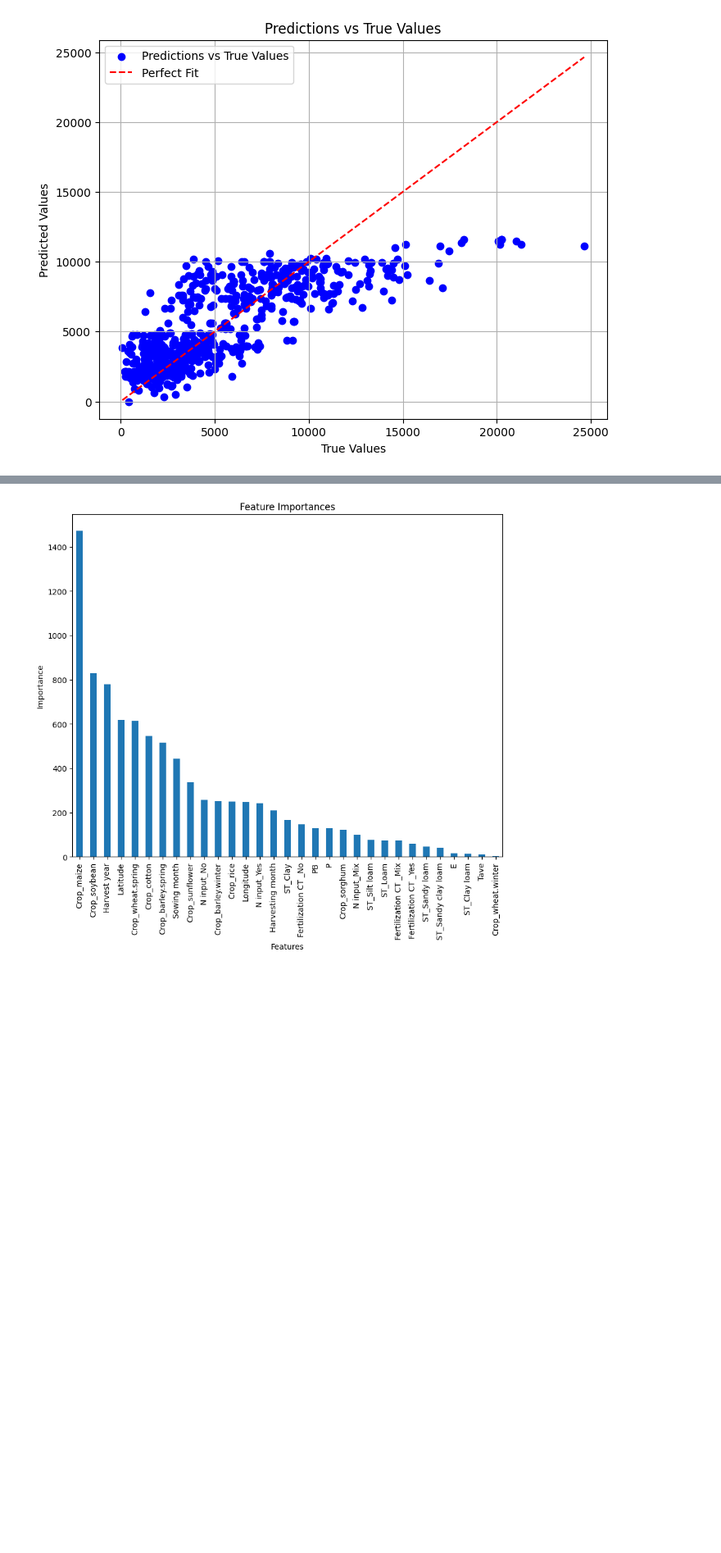
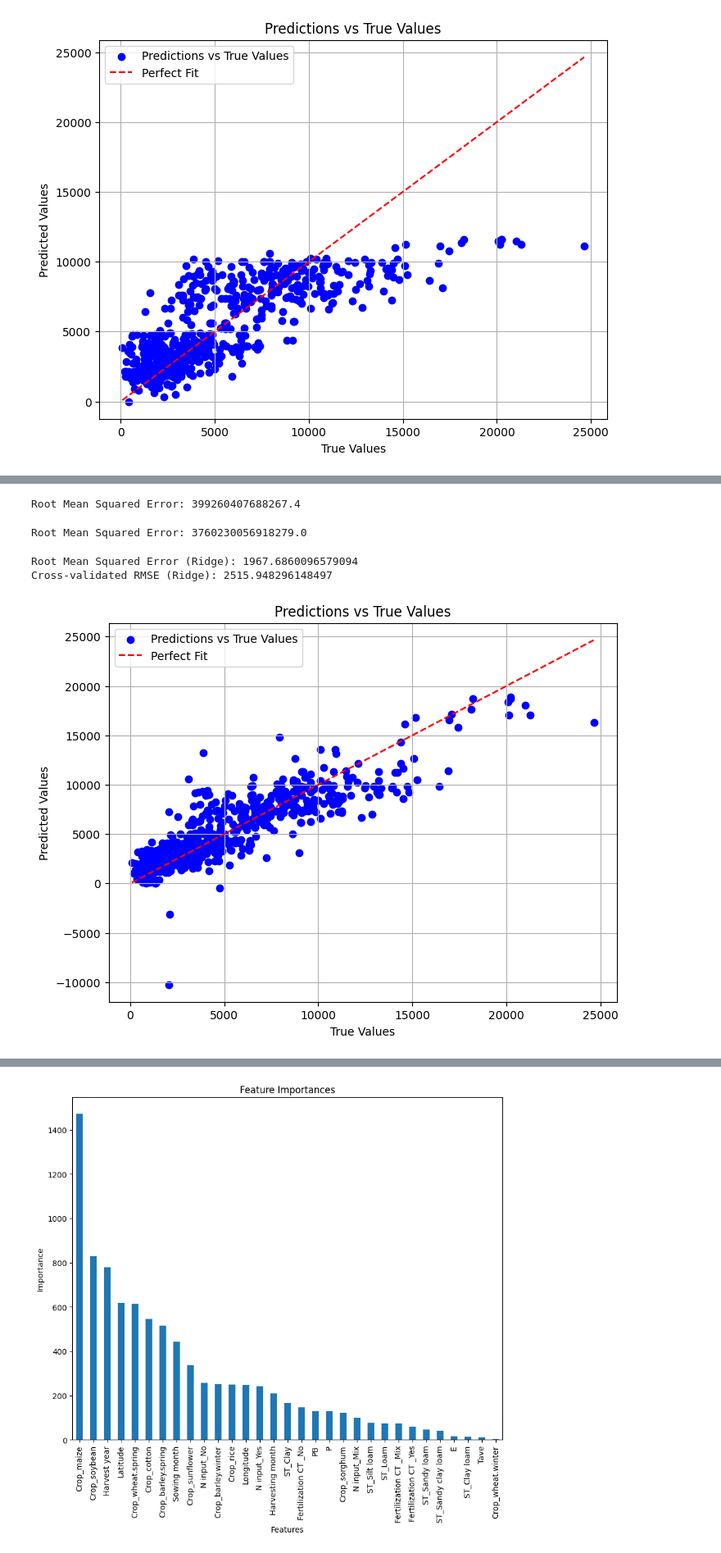
Before and after one commit to v-tanish012/ML-Course-Project, a Jupyter notebook: Code Files/univariate-and-linear-regression.ipynb, the cells around one changed output, grey strips where cells are left out. Shown at 82% size. Saved outputs shown, nothing was run; the diff lists cells and outputs as text; code cells hidden in the pictures; blank space fills up the shorter version.

```diff
--- a/Code Files/univariate-and-linear-regression.ipynb
+++ b/Code Files/univariate-and-linear-regression.ipynb
@@ -571,0 +598,80 @@ X_ploy_test = scaler.transform(X_ploy_test)
+# %%
+# Create a linear regression model
+model_poly = LinearRegression()
+
+# Fit the model on the training data
+model_poly.fit(X_ploy, Y_train)
+
+# Predict the target variable on the test data
+y_pred_poly = model_poly.predict(X_ploy_test)
+
+# Evaluate the model using mean squared error
+rmse_mode = mean_squared_error(Y_test, y_pred_poly)**0.5
+print("Root Mean Squared Error:", rmse_mode)
+# %% [output]
+Root Mean Squared Error: 399260407688267.4
+# %%
+
+def drop_zero_columns(x_train, x_test):
+    # Find columns with all zeros in x_train
+    zero_cols_train = np.all(x_train == 0, axis=0)
+    # Find columns with all zeros in x_test
+    zero_cols_test = np.all(x_test == 0, axis=0)
+
+    # Get indices of columns to drop
+    cols_to_drop = np.logical_and(zero_cols_train, zero_cols_test)
+
+    # Drop columns from both x_train and x_test
+    x_train = x_train[:, ~cols_to_drop]
+    x_test = x_test[:, ~cols_to_drop]
+
+    return x_train, x_test
+x_train_filtered, x_test_filtered = drop_zero_columns(X_ploy, X_ploy_test)
+model_poly.fit(x_train_filtered, Y_train)
+
+# Predict the target variable on the test data
+y_pred_poly = model_poly.predict(x_test_filtered)
+
+# Evaluate the model using mean squared error
+rmse_mode = mean_squared_error(Y_test, y_pred_poly)**0.5
+print("Root Mean Squared Error:", rmse_mode)
+# %% [output]
+Root Mean Squared Error: 3760230056918279.0
+# %%
+from sklearn.preprocessing import PolynomialFeatures, StandardScaler
+from sklearn.linear_model import Ridge
+from sklearn.metrics import mean_squared_error
+from sklearn.model_selection import cross_val_score
+
+# Perform feature scaling
+scaler = StandardScaler()
+X_scaled_train = scaler.fit_transform(X_train)
+X_scaled_test = scaler.transform(X_test)
+
+# Create polynomial features with degree 2
+poly_features = PolynomialFeatures(degree=2)
+X_poly_train = poly_features.fit_transform(X_scaled_train)
+X_poly_test = poly_features.transform(X_scaled_test)
+
+# Create and fit the Ridge regression model
+alpha = 1.0  # Regularization strength
+ridge_model = Ridge(alpha=alpha)
+ridge_model.fit(X_poly_train, Y_train)
+
+# Predict
+y_pred_ridge = ridge_model.predict(X_poly_test)
+
+# Evaluate using RMSE
+rmse_ridge = mean_squared_error(Y_test, y_pred_ridge) ** 0.5
+print("Root Mean Squared Error (Ridge):", rmse_ridge)
+
+# Perform cross-validation
+cv_rmse_ridge = np.sqrt(-cross_val_score(ridge_model, X_poly_train, Y_train, cv=5, scoring='neg_mean_squared_error').mean())
+print("Cross-validated RMSE (Ridge):", cv_rmse_ridge)
+# %% [output]
+Root Mean Squared Error (Ridge): 1967.6860096579094
+Cross-validated RMSE (Ridge): 2515.948296148497
+# %%
+plot_predictions_vs_truevals(y_pred_ridge, Y_test)
+# %% [output]
+[figure, added]
```
Also changed, not shown: parts of 16 cells of this notebook.
